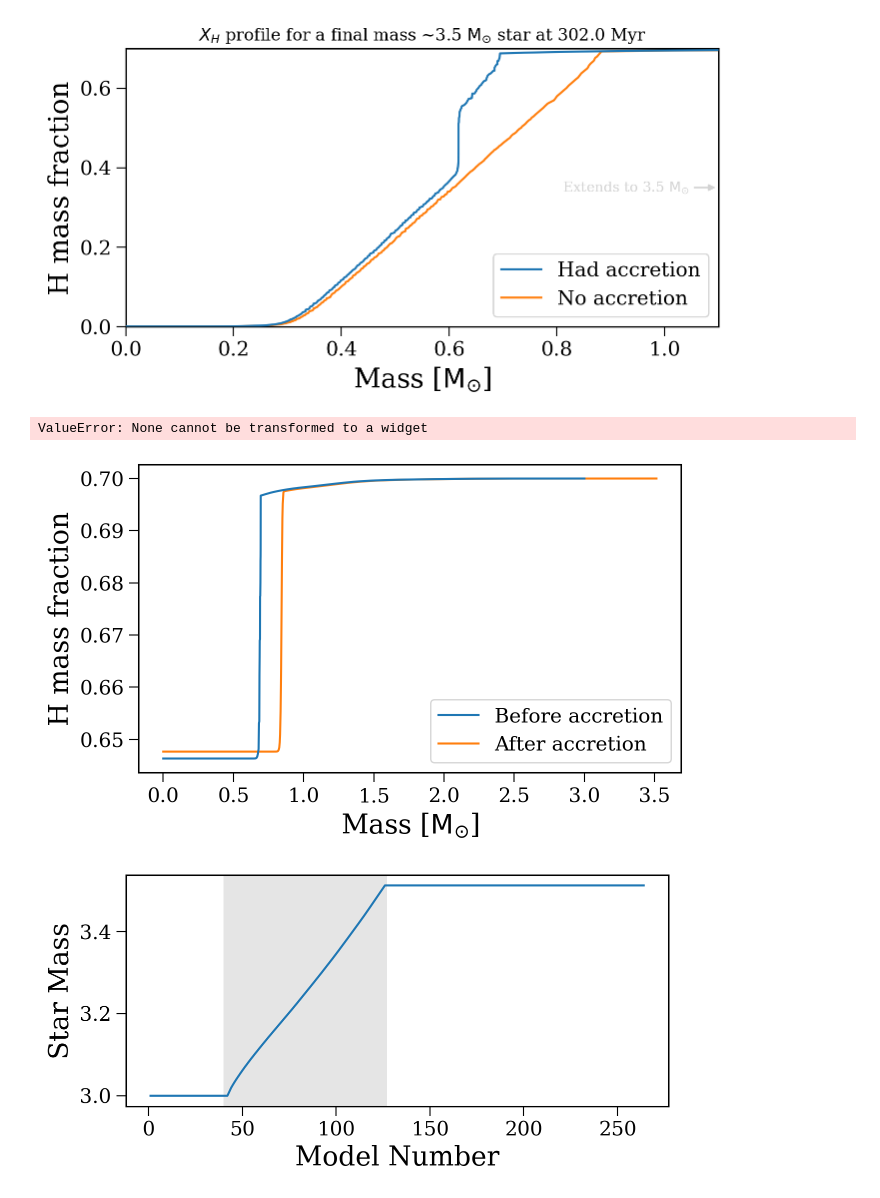
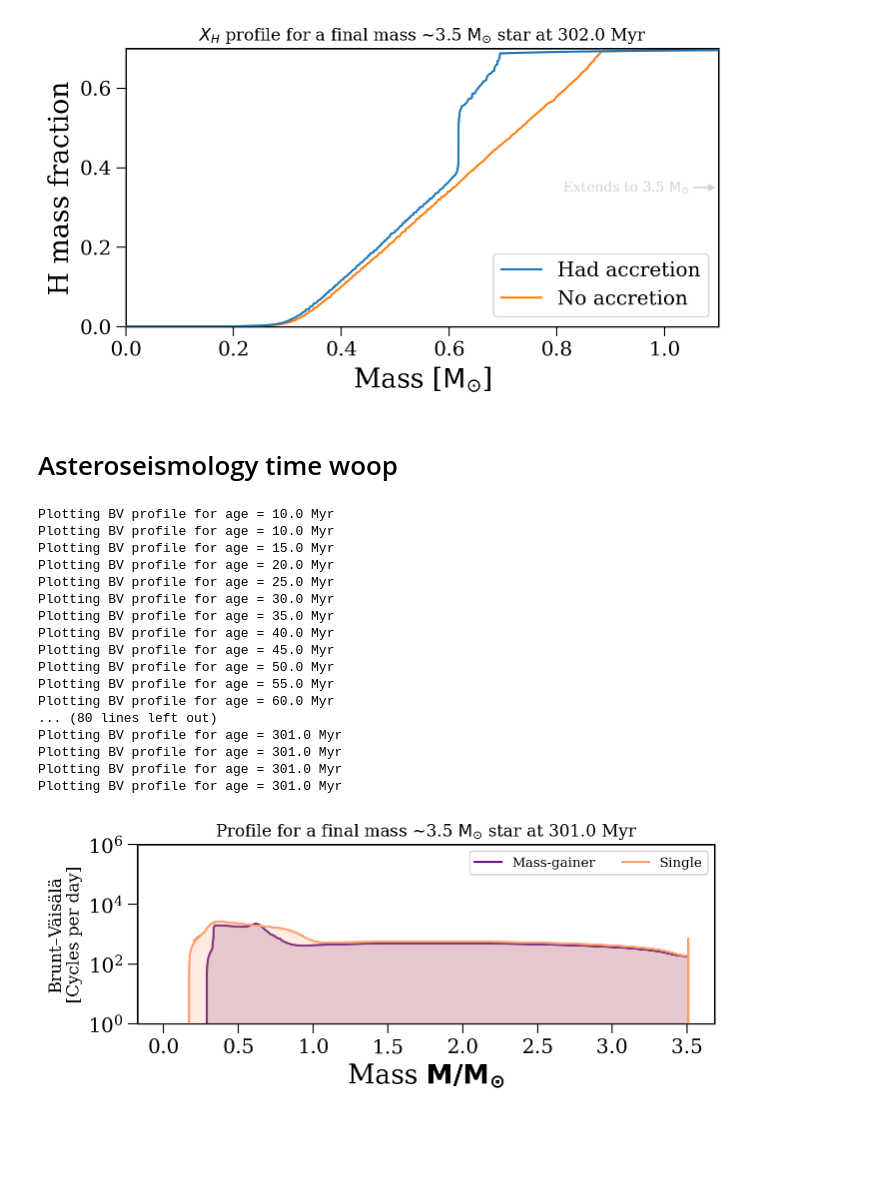
Before and after one commit to TomWagg/mass-gainer-seismology, a Jupyter notebook: notebooks/mass_transfer_test.ipynb, the cells around one changed output. Saved outputs shown, nothing was run; the diff lists cells and outputs as text; code cells hidden in the pictures; blank space fills up the shorter version.

```diff
--- a/notebooks/mass_transfer_test.ipynb
+++ b/notebooks/mass_transfer_test.ipynb
@@ -269,7 +181,7 @@ def get_timesteps(track, start, stop, step, mt_step, delay=0):
     age_start = round(h["star_age"].loc[mt_start] / 1e6, 1)
     age_end = round(h["star_age"].loc[mt_end] / 1e6, 1)
 
-    t_before = np.arange(start, np.floor(age_start) + step, step)
+    t_before = np.arange(start, np.floor(age_start), step)
     t_mt = np.arange(age_start, age_end + mt_step, mt_step)
     t_after = np.arange(np.ceil(age_end), stop + step, step)
 
@@ -322,30 +221,10 @@ plt.show()
 302.0
 302.0
 [figure]
-# %%
-interact(plot_X_H_profile, age=IntSlider(150, 0, 224, continuous_update=False))
-# %% [output]
-ValueError: None cannot be transformed to a widget
-# %%
-plt.figure(figsize=(7, 4))
-
-plt.plot(tracks[1].profiles[40]["mass"], tracks[1].profiles[40]["x_mass_fraction_H"], label="Before accretion", zorder=3)
-plt.plot(tracks[1].profiles[127]["mass"], tracks[1].profiles[127]["x_mass_fraction_H"], label="After accretion")
-
-plt.legend()
-
-plt.xlabel(r"Mass [$\rm M_{\odot}$]")
-plt.ylabel("H mass fraction")
-
-plt.show()
-# %% [output]
-[figure, removed]
-# %%
-plt.figure(figsize=(7, 3))
-plt.plot(tracks[1].history["model_number"], tracks[1].history["star_mass"])
-plt.axvspan(40, 127, color="grey", alpha=0.2, lw=0)
-plt.xlabel("Model Number")
-plt.ylabel("Star Mass")
-plt.show()
-# %% [output]
-[figure, removed]
+# %% [markdown]
+# Asteroseismology time woop
+# %%
+D_mix_pairs = [(3, 0.4), (3.508104, 0)]
+D_mix_tracks = [mesagrid.Track(f"../output/mass_transfer_grid_with_D_mix/M_{M}-MT_{MT}/",
+                       usecols_history=usecols_history,
+                       cpus=cpus, parameters=f"M={M}, MT={MT}") for M, MT in D_mix_pairs]
@@ -351,0 +237,30 @@ plt.show()
+# %%
+fig, ax = plt.subplots(figsize=(7, 3))
+ani = FuncAnimation(fig, mesaplot.plot_BV_profile,
+                    get_timesteps(D_mix_tracks[0], 10, 300, 5, 0.1, delay=15),
+                    fargs=(None, D_mix_tracks, 0, 1, 1.5, "linear", False, True, fig, ax, False), repeat=True)
+
+writer = animation.PillowWriter(fps=5,
+                                bitrate=1800)
+ani.save('BV_profile_0.4_D_mix.gif', writer=writer, dpi=300)
+
+plt.show()
+# %% [output]
+Plotting BV profile for age = 10.0 Myr
+Plotting BV profile for age = 10.0 Myr
+Plotting BV profile for age = 15.0 Myr
+Plotting BV profile for age = 20.0 Myr
+Plotting BV profile for age = 25.0 Myr
+Plotting BV profile for age = 30.0 Myr
+Plotting BV profile for age = 35.0 Myr
+Plotting BV profile for age = 40.0 Myr
+Plotting BV profile for age = 45.0 Myr
+Plotting BV profile for age = 50.0 Myr
+Plotting BV profile for age = 55.0 Myr
+Plotting BV profile for age = 60.0 Myr
+... (80 lines left out)
+Plotting BV profile for age = 301.0 Myr
+Plotting BV profile for age = 301.0 Myr
+Plotting BV profile for age = 301.0 Myr
+Plotting BV profile for age = 301.0 Myr
+[figure, added]
```
Also changed, not shown: parts of 66 cells of this notebook, 1 other file.
